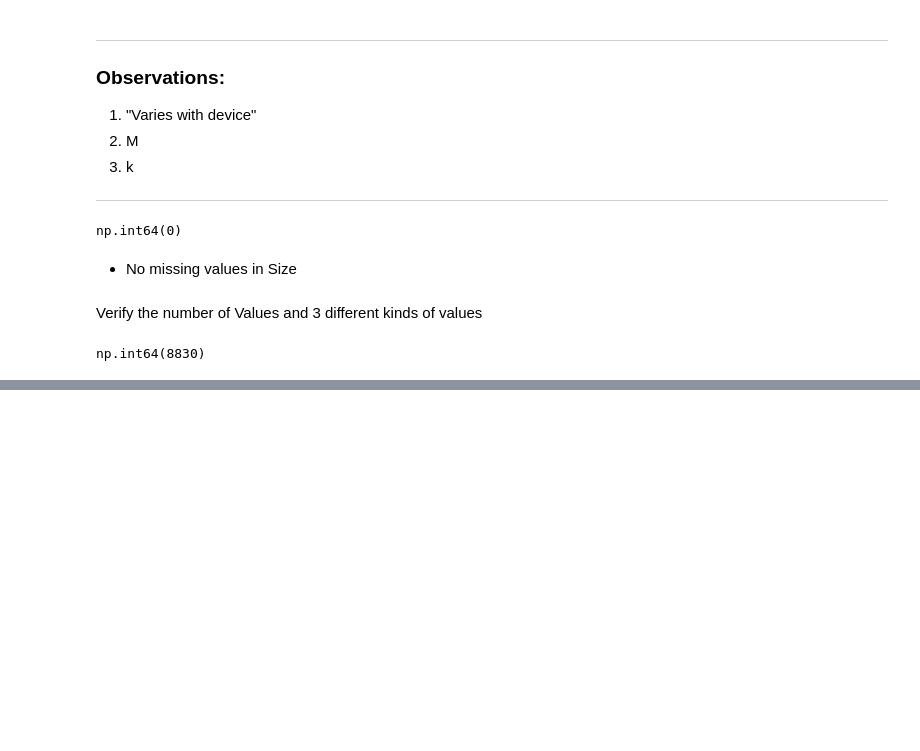
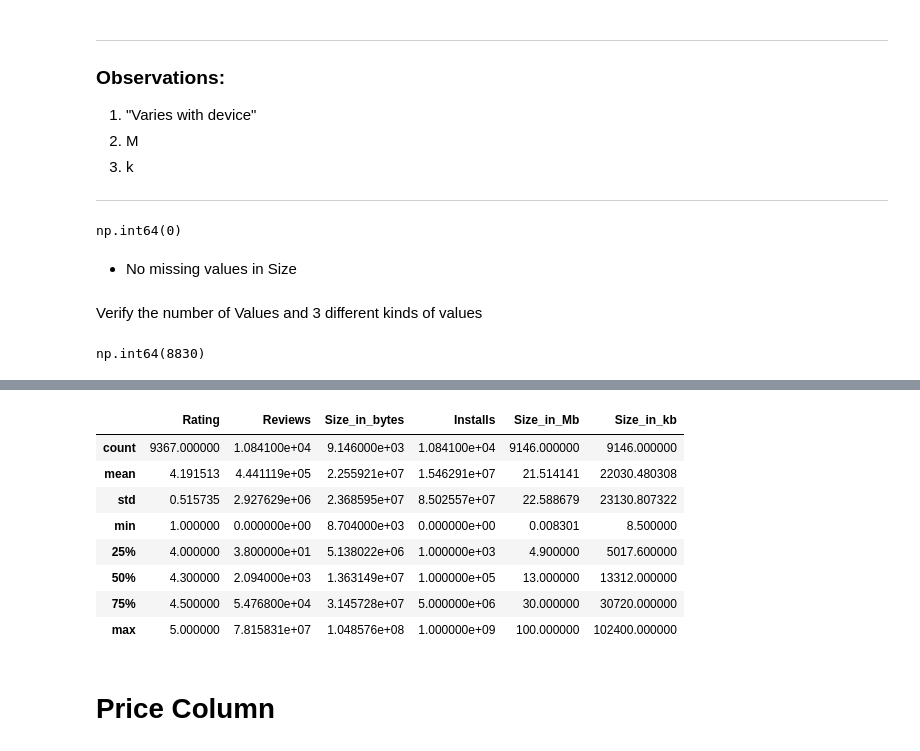
Before and after one commit to AltafHussain533/python-for-data-science, a Jupyter notebook: pandas_tips_trick/04a_EDA_google_playstore_data.ipynb, the cells around one changed output, grey strips where cells are left out. Drawn from its saved outputs; the diff is of its cells as text; code cells hidden in the pictures; blank space fills up the shorter version.

```diff
--- a/pandas_tips_trick/04a_EDA_google_playstore_data.ipynb
+++ b/pandas_tips_trick/04a_EDA_google_playstore_data.ipynb
@@ -151,0 +294,6 @@ np.int64(8830)
+# %%
+df['Installs'] = df['Installs'].apply(lambda x: x.replace('+', "") if '+' in str(x) else x)
+# %%
+df['Installs'] = df['Installs'].apply(lambda x: x.replace(',', "") if ',' in str(x) else x)
+# %%
+df['Installs'] = df['Installs'].apply(lambda x: int(x))
@@ -151,0 +320,14 @@ np.int64(8830)
+# %%
+df.describe()
+# %% [output]
+|  | Rating | Reviews | Size_in_bytes | Installs | Size_in_Mb | Size_in_kb |
+| count | 9367.000000 | 1.084100e+04 | 9.146000e+03 | 1.084100e+04 | 9146.000000 | 9146.000000 |
+| mean | 4.191513 | 4.441119e+05 | 2.255921e+07 | 1.546291e+07 | 21.514141 | 22030.480308 |
+| std | 0.515735 | 2.927629e+06 | 2.368595e+07 | 8.502557e+07 | 22.588679 | 23130.807322 |
+| min | 1.000000 | 0.000000e+00 | 8.704000e+03 | 0.000000e+00 | 0.008301 | 8.500000 |
+| 25% | 4.000000 | 3.800000e+01 | 5.138022e+06 | 1.000000e+03 | 4.900000 | 5017.600000 |
+| 50% | 4.300000 | 2.094000e+03 | 1.363149e+07 | 1.000000e+05 | 13.000000 | 13312.000000 |
+| 75% | 4.500000 | 5.476800e+04 | 3.145728e+07 | 5.000000e+06 | 30.000000 | 30720.000000 |
+| max | 5.000000 | 7.815831e+07 | 1.048576e+08 | 1.000000e+09 | 100.000000 | 102400.000000 |
+# %% [markdown]
+# Price Column
```
Also changed, not shown: parts of 19 cells of this notebook.
